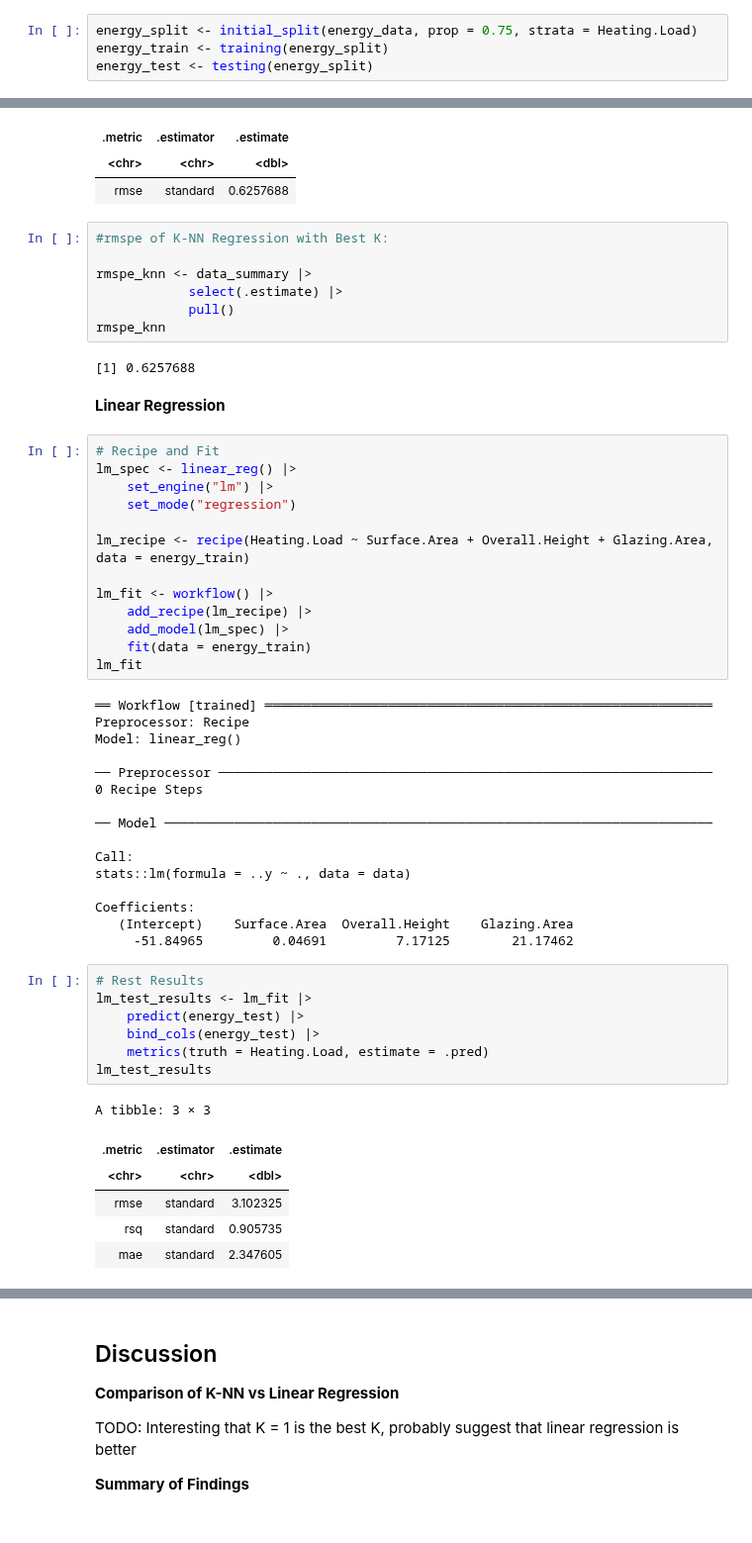
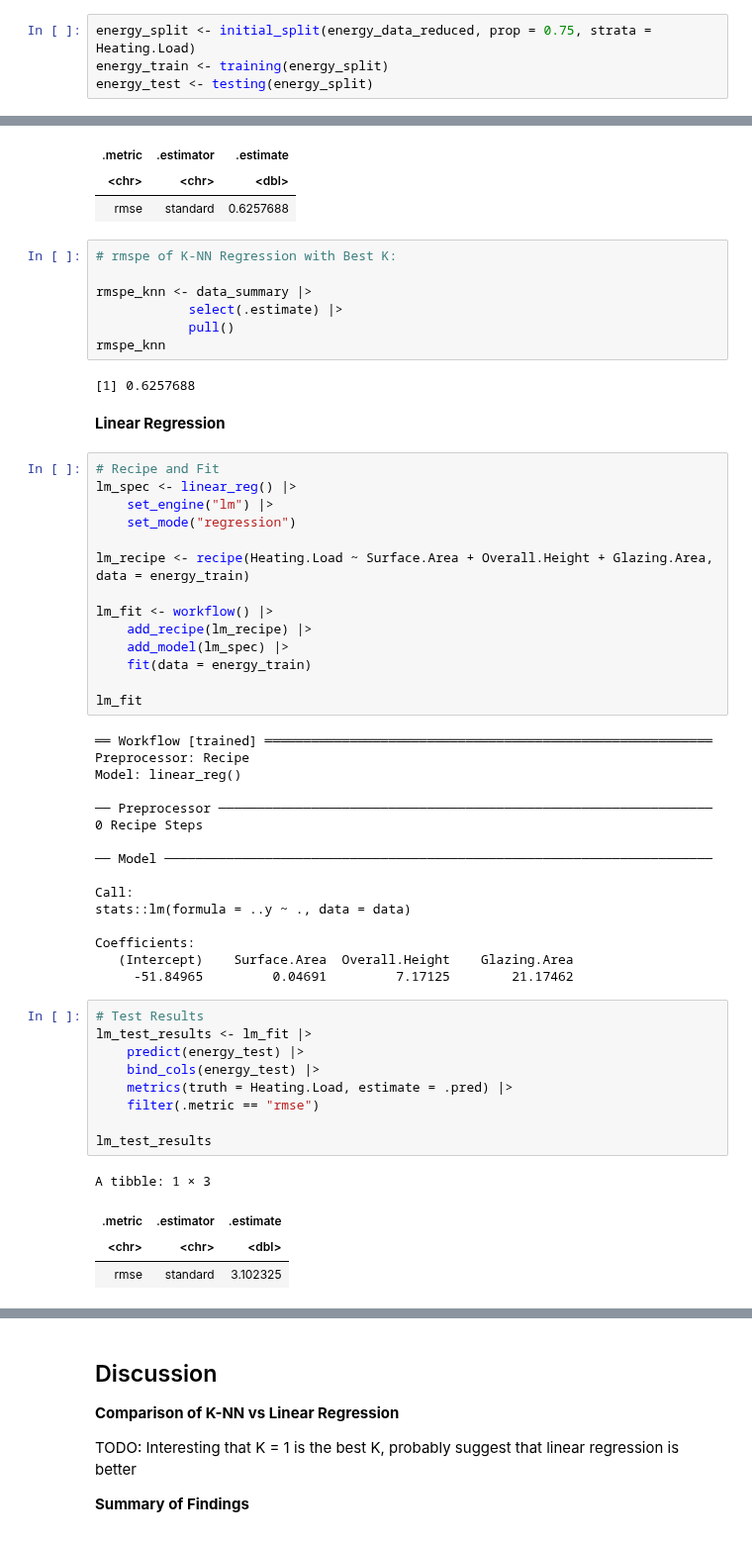
Before and after one commit to xinxusean/DSCI100_project, a Jupyter notebook: ProjectReport.ipynb, the cells around one changed output, grey strips where cells are left out. Shown at 99% size. Cells and saved outputs as stored; diff of their text form.

```diff
--- a/ProjectReport.ipynb
+++ b/ProjectReport.ipynb
@@ -90,7 +90,7 @@ A tibble: 768 × 4
 | 808.5 | 3.5 | 0.4 | 16.48 |
 | 808.5 | 3.5 | 0.4 | 16.64 |
 # %%
-energy_split <- initial_split(energy_data, prop = 0.75, strata = Heating.Load)
+energy_split <- initial_split(energy_data_reduced, prop = 0.75, strata = Heating.Load)
 energy_train <- training(energy_split)
 energy_test <- testing(energy_split)
 # %% [markdown]
@@ -292,7 +292,7 @@ A tibble: 1 × 3
 | <chr> | <chr> | <dbl> |
 | rmse | standard | 0.6257688 |
 # %%
-#rmspe of K-NN Regression with Best K:
+# rmspe of K-NN Regression with Best K:
 
 rmspe_knn <- data_summary |>
             select(.estimate) |>
@@ -314,6 +314,7 @@ lm_fit <- workflow() |>
     add_recipe(lm_recipe) |>
     add_model(lm_spec) |>
     fit(data = energy_train)
+
 lm_fit
 # %% [output]
 ══ Workflow [trained] ══════════════════════════════════════════════════════════
@@ -332,16 +333,16 @@ Coefficients:
    (Intercept)    Surface.Area  Overall.Height    Glazing.Area
      -51.84965         0.04691         7.17125        21.17462
 # %%
-# Rest Results
+# Test Results
 lm_test_results <- lm_fit |>
     predict(energy_test) |>
     bind_cols(energy_test) |>
-    metrics(truth = Heating.Load, estimate = .pred)
+    metrics(truth = Heating.Load, estimate = .pred) |>
+    filter(.metric == "rmse")
+
 lm_test_results
 # %% [output]
-A tibble: 3 × 3
+A tibble: 1 × 3
 | .metric | .estimator | .estimate |
 | <chr> | <chr> | <dbl> |
 | rmse | standard | 3.102325 |
-| rsq | standard | 0.905735 |
-| mae | standard | 2.347605 |
```
Also changed, not shown: parts of 5 cells of this notebook.
